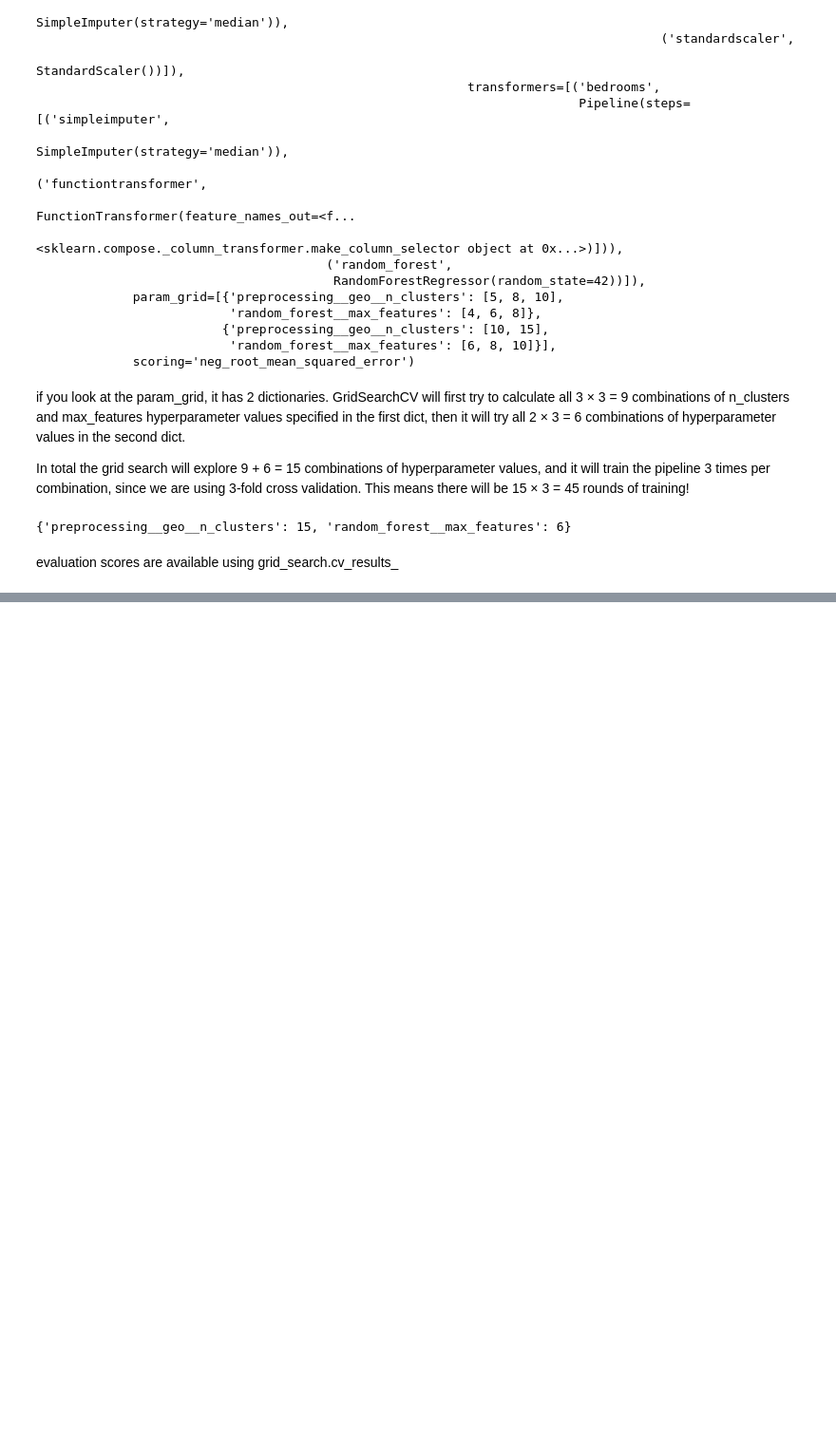
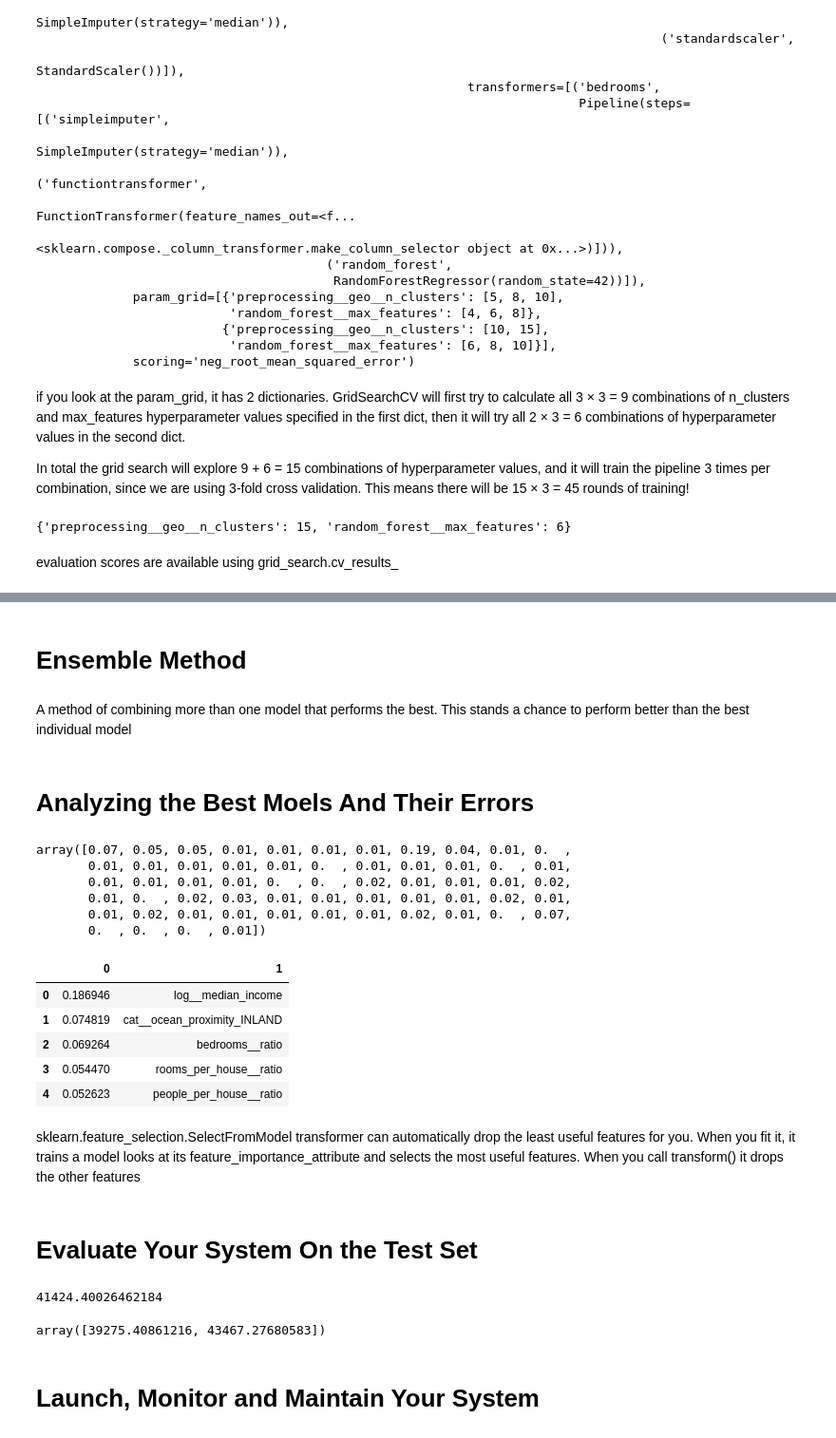
Before and after one commit to Chukwuebuka-2003/homllessons, a Jupyter notebook: Lessons.ipynb, the cells around one changed output, grey strips where cells are left out. Shown: that part at 95% size. Cells and saved outputs as stored; diff of their text form; code cells hidden in the pictures; blank space fills up the shorter version.

```diff
--- a/Lessons.ipynb
+++ b/Lessons.ipynb
@@ -1250,0 +1281,14 @@ NameError: name 'score' is not defined
+# %%
+from sklearn.model_selection import RandomizedSearchCV
+from scipy.stats import randint
+
+param_distribs  = {'preprocessing__geo__n_clusters':randint(low=3, high=50),
+                   'random_forest__max_features': randint(low=2, high=20)}
+
+
+rnd_search = RandomizedSearchCV(
+    full_pipeline, param_distributions=param_distribs, n_iter=10, cv=3,
+    scoring='neg_root_mean_squared_error', random_state=42
+)
+
+rnd_search
@@ -1250,0 +1312,2 @@ NameError: name 'score' is not defined
+# %%
+rnd_search.fit(housing, housing_labels)
@@ -1250,0 +1333,64 @@ NameError: name 'score' is not defined
+# %% [markdown]
+# Ensemble Method
+# %% [markdown]
+A method of combining more than one model that performs the best. This stands a chance to perform better than the best individual model
+# %% [markdown]
+# Analyzing the Best Moels And Their Errors
+# %%
+#randomforestregressor
+
+final_model = rnd_search.best_estimator_
+feature_importances = final_model["random_forest"].feature_importances_
+feature_importances.round(2)
+# %% [output]
+array([0.07, 0.05, 0.05, 0.01, 0.01, 0.01, 0.01, 0.19, 0.04, 0.01, 0.  ,
+       0.01, 0.01, 0.01, 0.01, 0.01, 0.  , 0.01, 0.01, 0.01, 0.  , 0.01,
+       0.01, 0.01, 0.01, 0.01, 0.  , 0.  , 0.02, 0.01, 0.01, 0.01, 0.02,
+       0.01, 0.  , 0.02, 0.03, 0.01, 0.01, 0.01, 0.01, 0.01, 0.02, 0.01,
+       0.01, 0.02, 0.01, 0.01, 0.01, 0.01, 0.01, 0.02, 0.01, 0.  , 0.07,
+       0.  , 0.  , 0.  , 0.01])
+# %%
+# sort the importance scores and display them next to their corresponding attribute names
+#sorted(zip(feature_importances,
+           #final_model["preprocessing"].get_feature_names_out()),
+           #reverse=True)
+
+x = sorted(zip(feature_importances, final_model["preprocessing"].get_feature_names_out()), reverse=True)
+final_model_result = pd.DataFrame(x)
+#cv_result.sort_values(by="mean_test_score", ascending=False, inplace=True)
+final_model_result.head()
+# %% [output]
+|  | 0 | 1 |
+| 0 | 0.186946 | log__median_income |
+| 1 | 0.074819 | cat__ocean_proximity_INLAND |
+| 2 | 0.069264 | bedrooms__ratio |
+| 3 | 0.054470 | rooms_per_house__ratio |
+| 4 | 0.052623 | people_per_house__ratio |
+# %% [markdown]
+sklearn.feature_selection.SelectFromModel transformer can automatically drop the least useful features for you.
+When you fit it, it trains a model looks at its feature_importance_attribute and selects the most useful features.
+When you call transform() it drops the other features
+# %% [markdown]
+# Evaluate Your System On the Test Set
+# %%
+X_test = strat_test_set.drop("median_house_value", axis=1)
+y_test = strat_test_set["median_house_value"].copy()
+
+final_predictions = final_model.predict(X_test)
+
+final_rmse = mean_squared_error(y_test, final_predictions, squared=False)
+final_rmse
+# %% [output]
+41424.40026462184
+# %%
+# compute and test a confidence interval
+from scipy import stats
+confidence = 0.95
+squared_errors = (final_predictions - y_test) ** 2
+np.sqrt(stats.t.interval(confidence, len(squared_errors)-1,
+                         loc = squared_errors.mean(),
+                         scale=stats.sem(squared_errors)))
+# %% [output]
+array([39275.40861216, 43467.27680583])
+# %% [markdown]
+# Launch, Monitor and Maintain Your System
```
Also changed, not shown: parts of 21 cells of this notebook, 1 other file.
